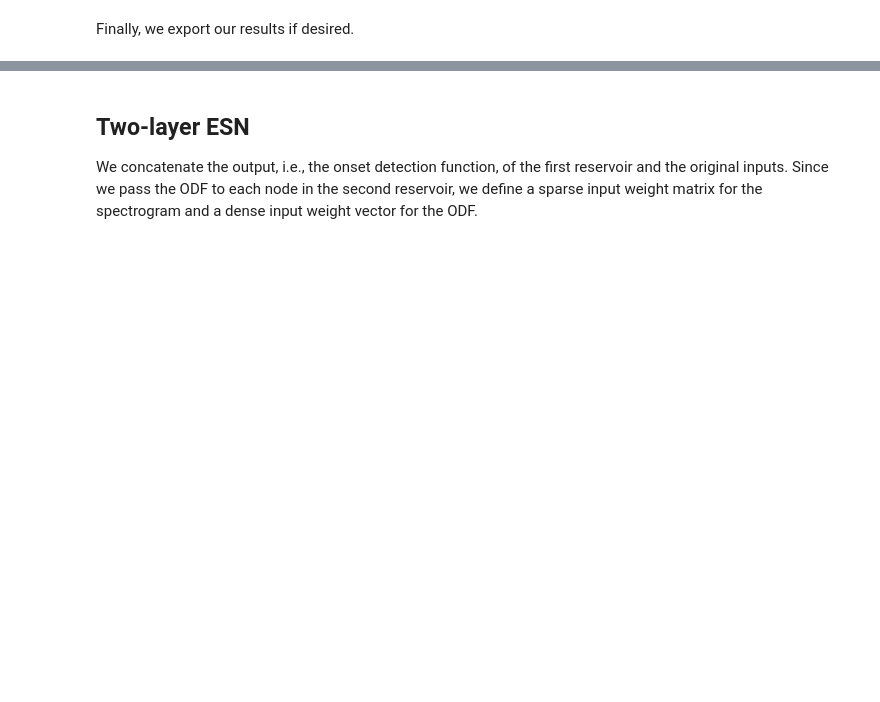
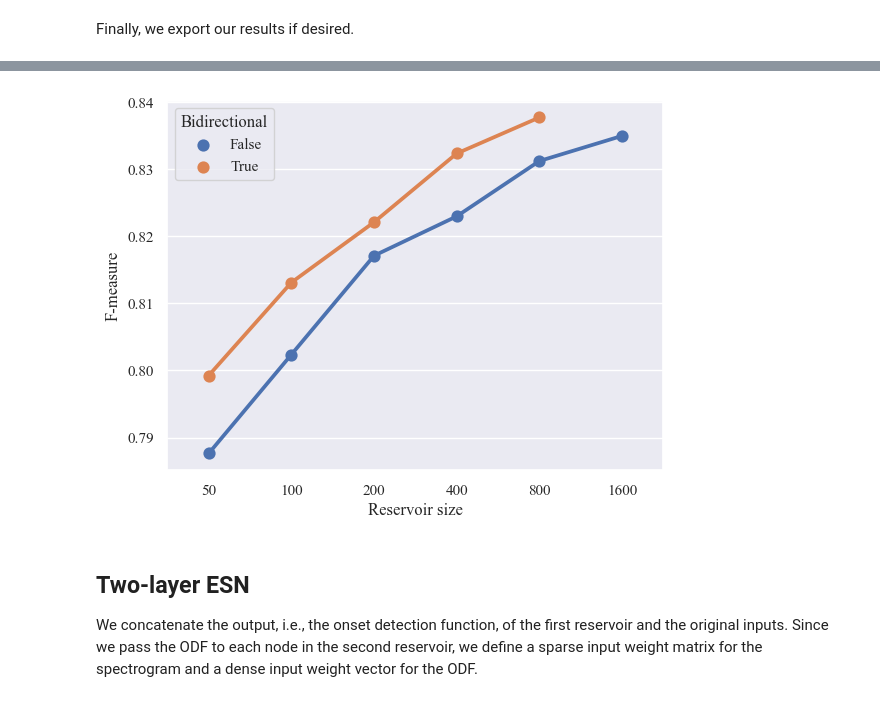
Before and after one commit to renierts/onset_detection, a Jupyter notebook: src/Onset-Detection.ipynb, the cells around one changed output, grey strips where cells are left out. Cells and saved outputs as stored; diff of their text form; code cells hidden in the pictures; blank space fills up the shorter version.

```diff
--- a/src/Onset-Detection.ipynb
+++ b/src/Onset-Detection.ipynb
@@ -314,0 +487,4 @@ df_results
+# %%
+def grouped(iterable, n):
+    "s -> (s0,s1,s2,...sn-1), (sn,sn+1,sn+2,...s2n-1), (s2n,s2n+1,s2n+2,...s3n-1), ..."
+    return zip(*[iter(iterable)]*n)
@@ -314,0 +495,20 @@ df_results
+# %%
+for index, row in df_results.iterrows():
+    tmp_dict = [{key: float(value) for key, value in grouped(row[f"split{fold}_sum_test_score"].split()[4:-5], 2)} for fold in range(8)]
+    TP = sum([tmp_dict[fold]["TP:"] for fold in range(8)])
+    FP = sum([tmp_dict[fold]["FP:"] for fold in range(8)])
+    FN = sum([tmp_dict[fold]["FN:"] for fold in range(8)])
+    df_results["mean_sum_test_score"][index] = {"Precision": TP / (TP + FP), "Recall": TP / (TP + FN), "F-measure": 2*TP / (2*TP + FP + FN)}
+    tmp_dict = [{key: float(value) for key, value in grouped(row[f"split{fold}_avg_test_score"].split()[4:-5], 2)} for fold in range(8)]
+    df_results["mean_avg_test_score"][index] = {"Precision": np.mean([tmp_dict[fold]["Precision:"] for fold in range(8)]),
+                                                "Recall": np.mean([tmp_dict[fold]["Recall:"] for fold in range(8)]),
+                                                "F-measure": np.mean([tmp_dict[fold]["F-measure:"] for fold in range(8)])}
+    tmp_dict = [{key: float(value) for key, value in grouped(row[f"split{fold}_sum_train_score"].split()[4:-5], 2)} for fold in range(8)]
+    TP = sum([tmp_dict[fold]["TP:"] for fold in range(8)])
+    FP = sum([tmp_dict[fold]["FP:"] for fold in range(8)])
+    FN = sum([tmp_dict[fold]["FN:"] for fold in range(8)])
+    df_results["mean_sum_train_score"][index] = {"Precision": TP / (TP + FP), "Recall": TP / (TP + FN), "F-measure": 2*TP / (2*TP + FP + FN)}
+    tmp_dict = [{key: float(value) for key, value in grouped(row[f"split{fold}_avg_train_score"].split()[4:-5], 2)} for fold in range(8)]
+    df_results["mean_avg_train_score"][index] = {"Precision": np.mean([tmp_dict[fold]["Precision:"] for fold in range(8)]),
+                                                "Recall": np.mean([tmp_dict[fold]["Recall:"] for fold in range(8)]),
+                                                "F-measure": np.mean([tmp_dict[fold]["F-measure:"] for fold in range(8)])}
@@ -314,0 +535,11 @@ df_results
+# %%
+df = pd.DataFrame(columns=["Hidden layer size", "Bidirectional", "Threshold", "Precision", "Recall", "F-measure"])
+
+for index, row in df_results.iterrows():
+    new_df = pd.DataFrame({"Hidden layer size": [row["param_hidden_layer_size"]],
+                           "Bidirectional": [row["param_bidirectional"]],
+                           "Threshold": [row["param_threshold"]],
+                           "Precision": [row["mean_sum_test_score"]["Precision"]],
+                           "Recall": [row["mean_sum_test_score"]["Recall"]],
+                           "F-measure": [row["mean_avg_test_score"]["F-measure"]]})
+    df = pd.concat([df, new_df])
@@ -314,0 +548,3 @@ df_results
+# %%
+df = df.groupby(by=["Hidden layer size", "Bidirectional"]).agg({'F-measure':'max'}).reset_index()
+df
@@ -314,0 +564,8 @@ df_results
+# %%
+fig, axs = plt.subplots()
+
+sns.pointplot(data=df, x="Hidden layer size", y="F-measure", hue="Bidirectional", errorbar=None, ax=axs)
+axs.set_xlabel("Reservoir size")
+plt.savefig(f"f_score_km_{decoded_frame_sizes}.pdf", bbox_inches='tight', pad_inches=0)
+# %% [output]
+[figure, added]
```
Also changed, not shown: parts of 39 cells of this notebook, 15 other files.
